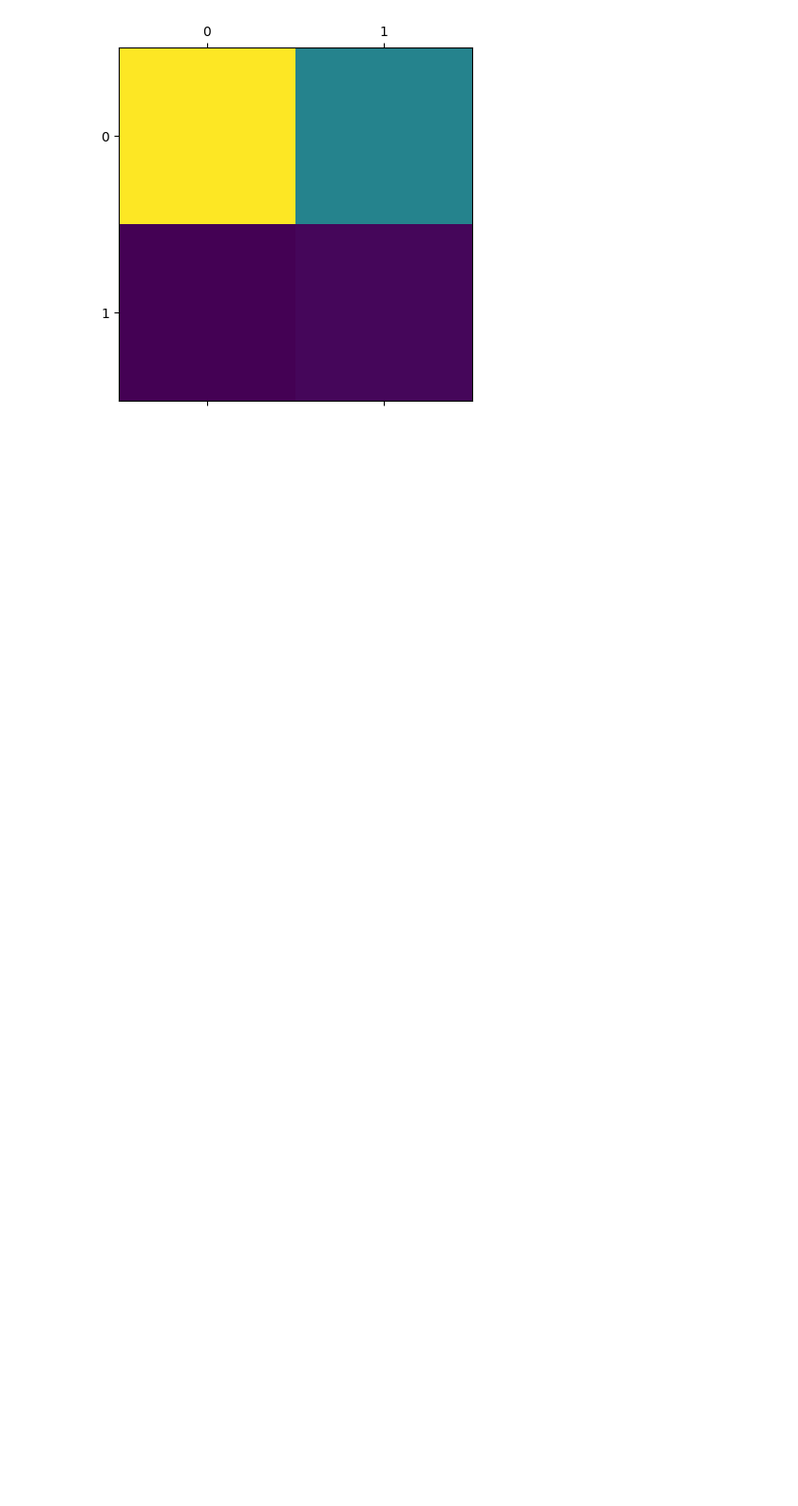
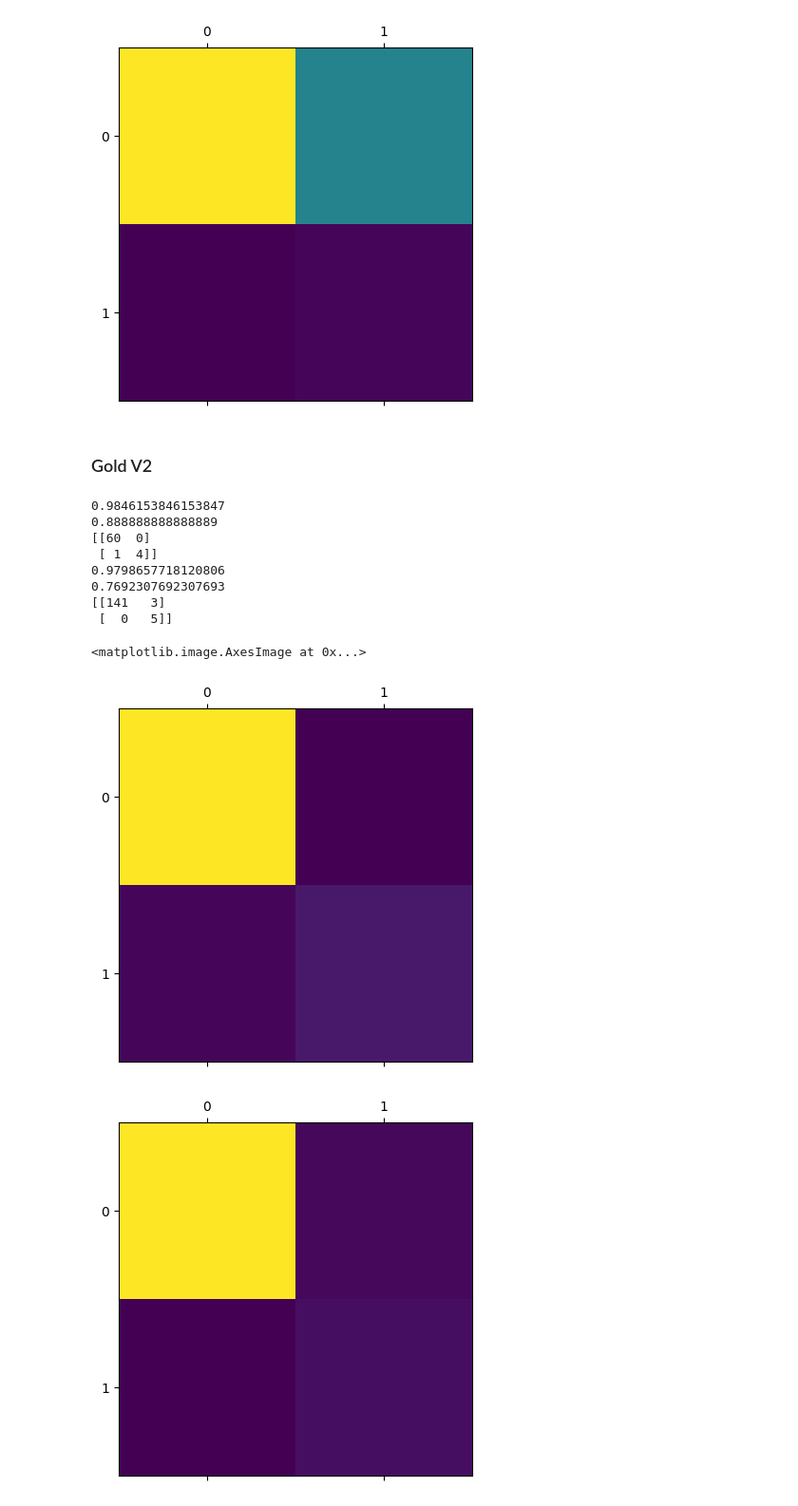
Before and after one commit to proydeia/deia, a Jupyter notebook: ds/graficos.ipynb, the cells around one changed output. Shown: that part at 95% size. Saved outputs shown, nothing was run; the diff lists cells and outputs as text; code cells hidden in the pictures; blank space fills up the shorter version.

```diff
--- a/ds/graficos.ipynb
+++ b/ds/graficos.ipynb
@@ -29,6 +37,8 @@ modelObsGLIClassification = pickle.load(open('modelObsClassificationGLI.pkl', 'r
 modelResGLI = pickle.load(open('modelResGLI.pkl', 'rb'))
 modelObsGold = pickle.load(open('modelObsGold.pkl', 'rb'))
 modelResGold = pickle.load(open('modelResGold.pkl', 'rb'))
+modelObsGoldV2 = pickle.load(open('modelObsGoldV2.pkl', 'rb'))
+modelResGoldV2 = pickle.load(open('modelResGoldV2.pkl', 'rb'))
 # %% [markdown]
 ## Datasets
 # %% [markdown]
@@ -210,0 +243,11 @@ MAE score train: 0.7955585514232288
+# %%
+obsGoldV2Copy = copy.deepcopy(obsGoldV2)
+
+xObs = []
+yObs = []
+for item in obsGoldV2Copy:
+    yObs.append(item['Obstruction'])
+    del item['Obstruction']
+    xObs.append(list(item.values()))
+
+xObsTrain, xObsVal, yObsTrain, yObsVal = train_test_split(xObs, yObs, test_size=0.3, random_state=42)
@@ -288,3 +339,42 @@ plt.matshow(matrix_train)
 <matplotlib.image.AxesImage at 0x...>
 [figure]
 [figure]
+# %% [markdown]
+### Gold V2
+# %%
+resGoldV2Copy = copy.deepcopy(resGoldV2)
+
+xObs = []
+yObs = []
+for item in resGoldV2Copy:
+    yObs.append(item['Restriction'])
+    del item['Restriction']
+    xObs.append(list(item.values()))
+
+xObsTrain, xObsVal, yObsTrain, yObsVal = train_test_split(xObs, yObs, test_size=0.3, random_state=42)
+# %%
+print(accuracy_score(yObsVal, modelResGoldV2.predict(pd.DataFrame(xObsVal))))
+print(f1_score(yObsVal, modelResGoldV2.predict(pd.DataFrame(xObsVal))))
+matrix = confusion_matrix(yObsVal, modelResGoldV2.predict(pd.DataFrame(xObsVal)))
+
+print(matrix)
+plt.matshow(matrix)
+
+print(accuracy_score(yObsTrain, modelResGoldV2.predict(pd.DataFrame(xObsTrain))))
+print(f1_score(yObsTrain, modelResGoldV2.predict(pd.DataFrame(xObsTrain))))
+matrix_train = confusion_matrix(yObsTrain, modelResGoldV2.predict(pd.DataFrame(xObsTrain)))
+
+print(matrix_train)
+plt.matshow(matrix_train)
+# %% [output]
+0.9846153846153847
+0.888888888888889
+[[60  0]
+ [ 1  4]]
+0.9798657718120806
+0.7692307692307693
+[[141   3]
+ [  0   5]]
+<matplotlib.image.AxesImage at 0x...>
+[figure, added]
+[figure, added]
```
Also changed, not shown: parts of 11 cells of this notebook, 5 other files.
